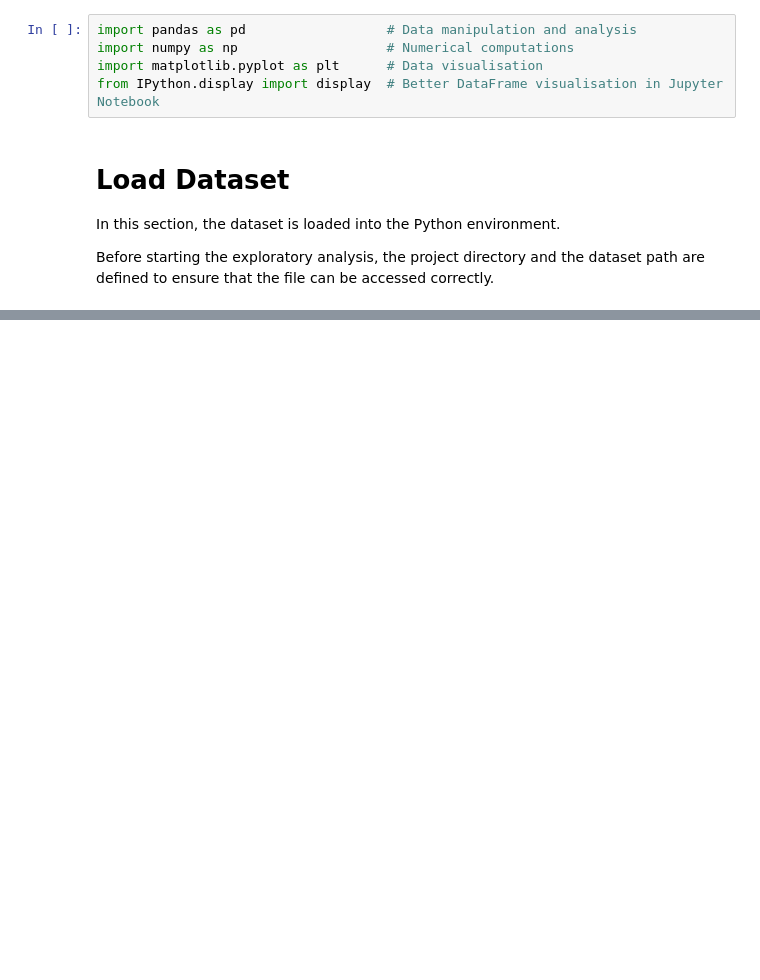
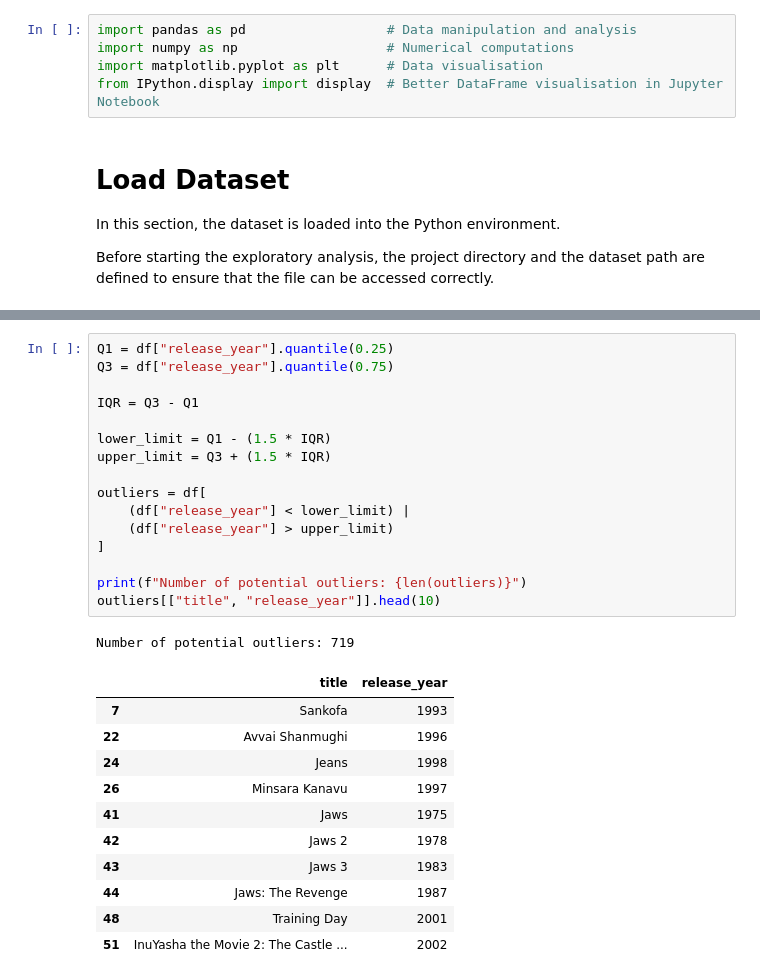
Before and after one commit to andrezzacosta18/data-cleaning-transformation-python, a Jupyter notebook: data-cleaning-project/notebooks/01_data_quality_analysis.ipynb, the cells around one changed output, grey strips where cells are left out. Cells and saved outputs as stored; diff of their text form; blank space fills up the shorter version.

```diff
--- a/data-cleaning-project/notebooks/01_data_quality_analysis.ipynb
+++ b/data-cleaning-project/notebooks/01_data_quality_analysis.ipynb
@@ -68,0 +243,29 @@ df = pd.read_excel(dataset_path)
+# %%
+Q1 = df["release_year"].quantile(0.25)
+Q3 = df["release_year"].quantile(0.75)
+
+IQR = Q3 - Q1
+
+lower_limit = Q1 - (1.5 * IQR)
+upper_limit = Q3 + (1.5 * IQR)
+
+outliers = df[
+    (df["release_year"] < lower_limit) |
+    (df["release_year"] > upper_limit)
+]
+
+print(f"Number of potential outliers: {len(outliers)}")
+outliers[["title", "release_year"]].head(10)
+# %% [output]
+Number of potential outliers: 719
+|  | title | release_year |
+| 7 | Sankofa | 1993 |
+| 22 | Avvai Shanmughi | 1996 |
+| 24 | Jeans | 1998 |
+| 26 | Minsara Kanavu | 1997 |
+| 41 | Jaws | 1975 |
+| 42 | Jaws 2 | 1978 |
+| 43 | Jaws 3 | 1983 |
+| 44 | Jaws: The Revenge | 1987 |
+| 48 | Training Day | 2001 |
+| 51 | InuYasha the Movie 2: The Castle ... | 2002 |
```
Also changed, not shown: parts of 25 cells of this notebook, 2 other files.
